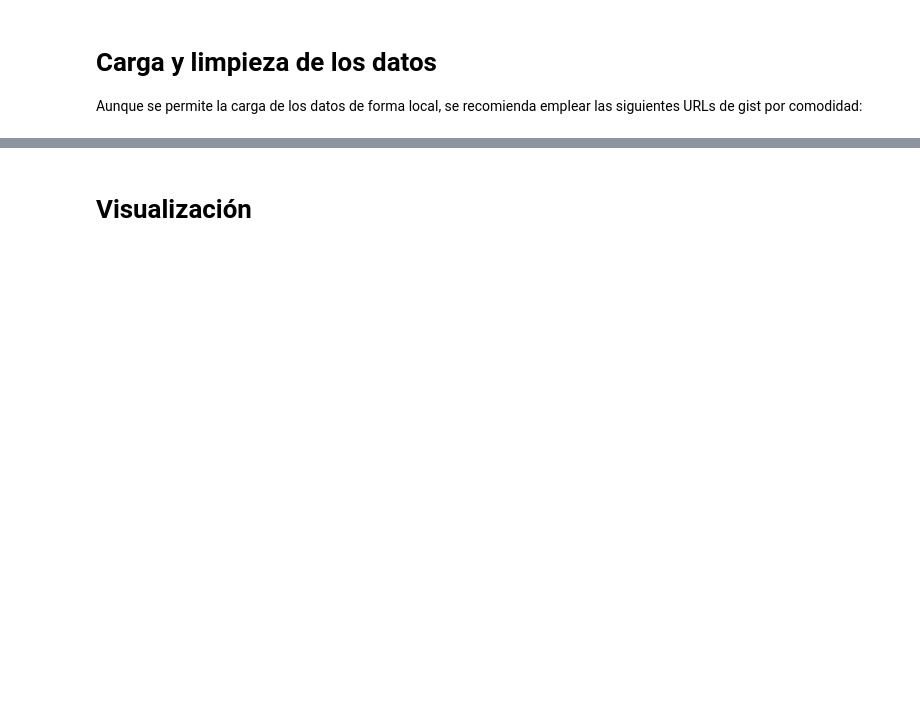
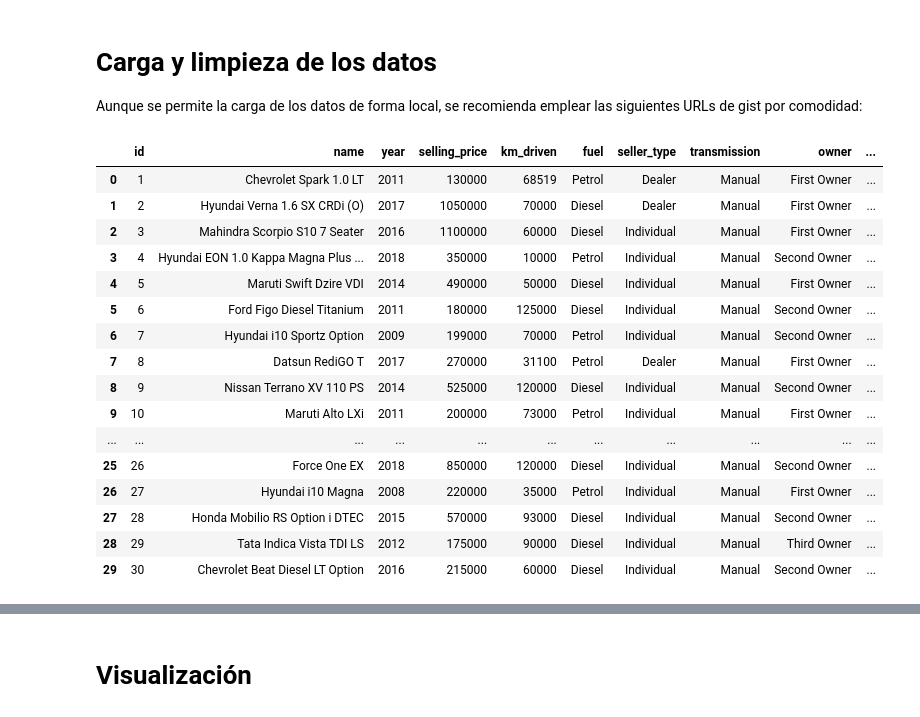
Before and after one commit to Sergio3d/CD-Core, a Jupyter notebook: tema3/practica_regresion_Primera Parte.ipynb, the cells around one changed output, grey strips where cells are left out. Drawn from its saved outputs; the diff is of its cells as text; code cells hidden in the pictures; blank space fills up the shorter version.

```diff
--- a/tema3/practica_regresion_Primera Parte.ipynb
+++ b/tema3/practica_regresion_Primera Parte.ipynb
@@ -52,6 +52,26 @@ train_df = pd.read_csv(train_url)
 test_df = pd.read_csv(test_url)
 # %%
 pd.set_option('display.max_columns', None)
+# %%
+train_df.head(30)
+# %% [output]
+|  | id | name | year | selling_price | km_driven | fuel | seller_type | transmission | owner | ... |
+| 0 | 1 | Chevrolet Spark 1.0 LT | 2011 | 130000 | 68519 | Petrol | Dealer | Manual | First Owner | ... |
+| 1 | 2 | Hyundai Verna 1.6 SX CRDi (O) | 2017 | 1050000 | 70000 | Diesel | Dealer | Manual | First Owner | ... |
+| 2 | 3 | Mahindra Scorpio S10 7 Seater | 2016 | 1100000 | 60000 | Diesel | Individual | Manual | First Owner | ... |
+| 3 | 4 | Hyundai EON 1.0 Kappa Magna Plus ... | 2018 | 350000 | 10000 | Petrol | Individual | Manual | Second Owner | ... |
+| 4 | 5 | Maruti Swift Dzire VDI | 2014 | 490000 | 50000 | Diesel | Individual | Manual | First Owner | ... |
+| 5 | 6 | Ford Figo Diesel Titanium | 2011 | 180000 | 125000 | Diesel | Individual | Manual | Second Owner | ... |
+| 6 | 7 | Hyundai i10 Sportz Option | 2009 | 199000 | 70000 | Petrol | Individual | Manual | Second Owner | ... |
+| 7 | 8 | Datsun RediGO T | 2017 | 270000 | 31100 | Petrol | Dealer | Manual | First Owner | ... |
+| 8 | 9 | Nissan Terrano XV 110 PS | 2014 | 525000 | 120000 | Diesel | Individual | Manual | Second Owner | ... |
+| 9 | 10 | Maruti Alto LXi | 2011 | 200000 | 73000 | Petrol | Individual | Manual | First Owner | ... |
+| ... | ... | ... | ... | ... | ... | ... | ... | ... | ... | ... |
+| 25 | 26 | Force One EX | 2018 | 850000 | 120000 | Diesel | Individual | Manual | Second Owner | ... |
+| 26 | 27 | Hyundai i10 Magna | 2008 | 220000 | 35000 | Petrol | Individual | Manual | First Owner | ... |
+| 27 | 28 | Honda Mobilio RS Option i DTEC | 2015 | 570000 | 93000 | Diesel | Individual | Manual | Second Owner | ... |
+| 28 | 29 | Tata Indica Vista TDI LS | 2012 | 175000 | 90000 | Diesel | Individual | Manual | Third Owner | ... |
+| 29 | 30 | Chevrolet Beat Diesel LT Option | 2016 | 215000 | 60000 | Diesel | Individual | Manual | Second Owner | ... |
 # %%
 test_df
 # %% [output]
```
Also changed, not shown: parts of 11 cells of this notebook.
